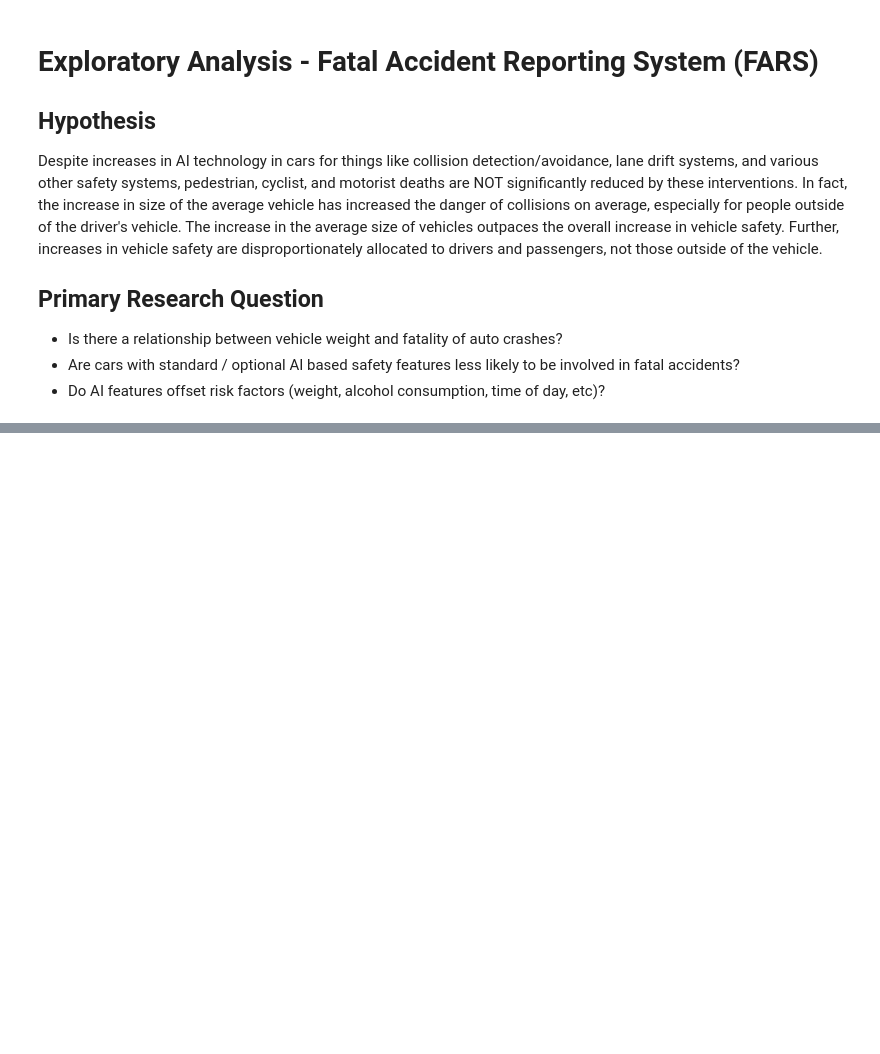
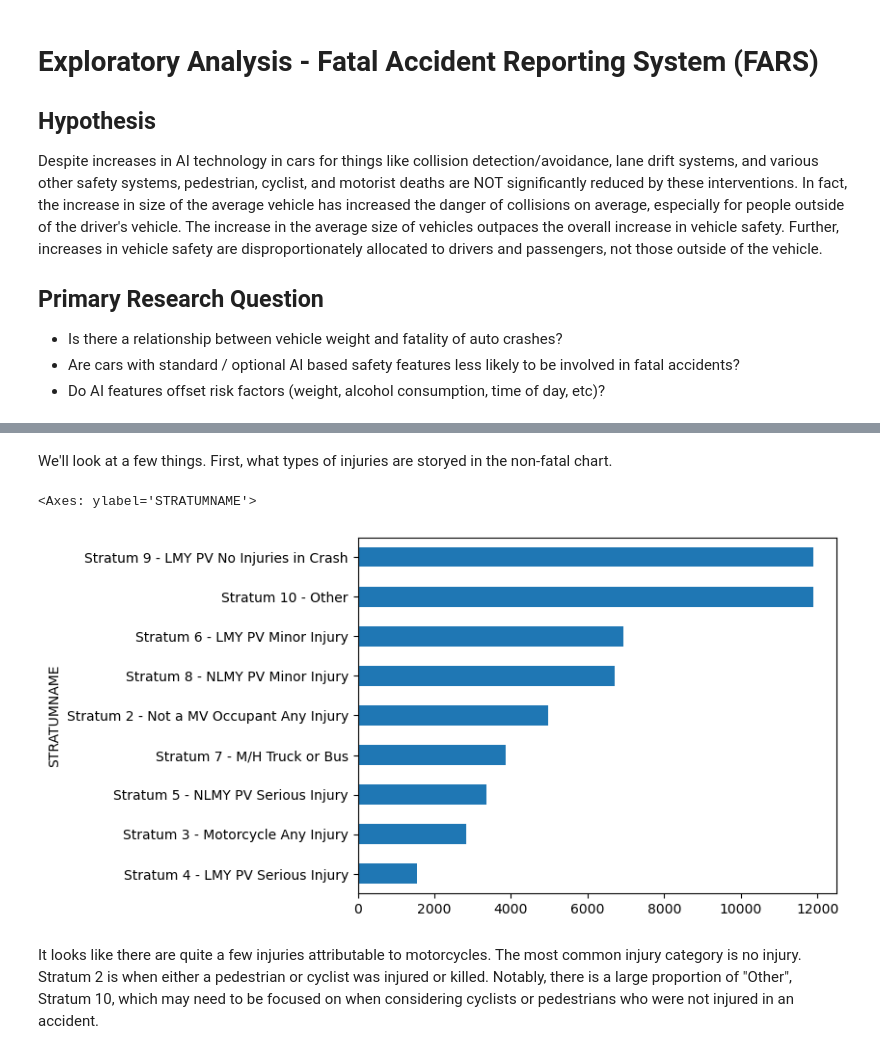
Before and after one commit to mcanearm/road_fatilities, a Jupyter notebook: explore.ipynb, the cells around one changed output, grey strips where cells are left out. Cells and saved outputs as stored; diff of their text form; code cells hidden in the pictures; blank space fills up the shorter version.

```diff
--- a/explore.ipynb
+++ b/explore.ipynb
@@ -197,0 +205,11 @@ shape: (93_176, 125)
+# %% [markdown]
+We'll look at a few things. First, what types of injuries are storyed in the non-fatal chart.
+# %%
+non_fatal["STRATUMNAME"].value_counts().sort_values().plot(kind="barh")
+# %% [output]
+<Axes: ylabel='STRATUMNAME'>
+[figure, added]
+# %% [markdown]
+It looks like there are quite a few injuries attributable to motorcycles. The most common injury category is no injury.
+Stratum 2 is when either a pedestrian or cyclist was injured or killed. Notably, there is a large proportion of "Other",
+Stratum 10, which may need to be focused on when considering cyclists or pedestrians who were not injured in an accident.
```
Also changed, not shown: parts of 22 cells of this notebook.
